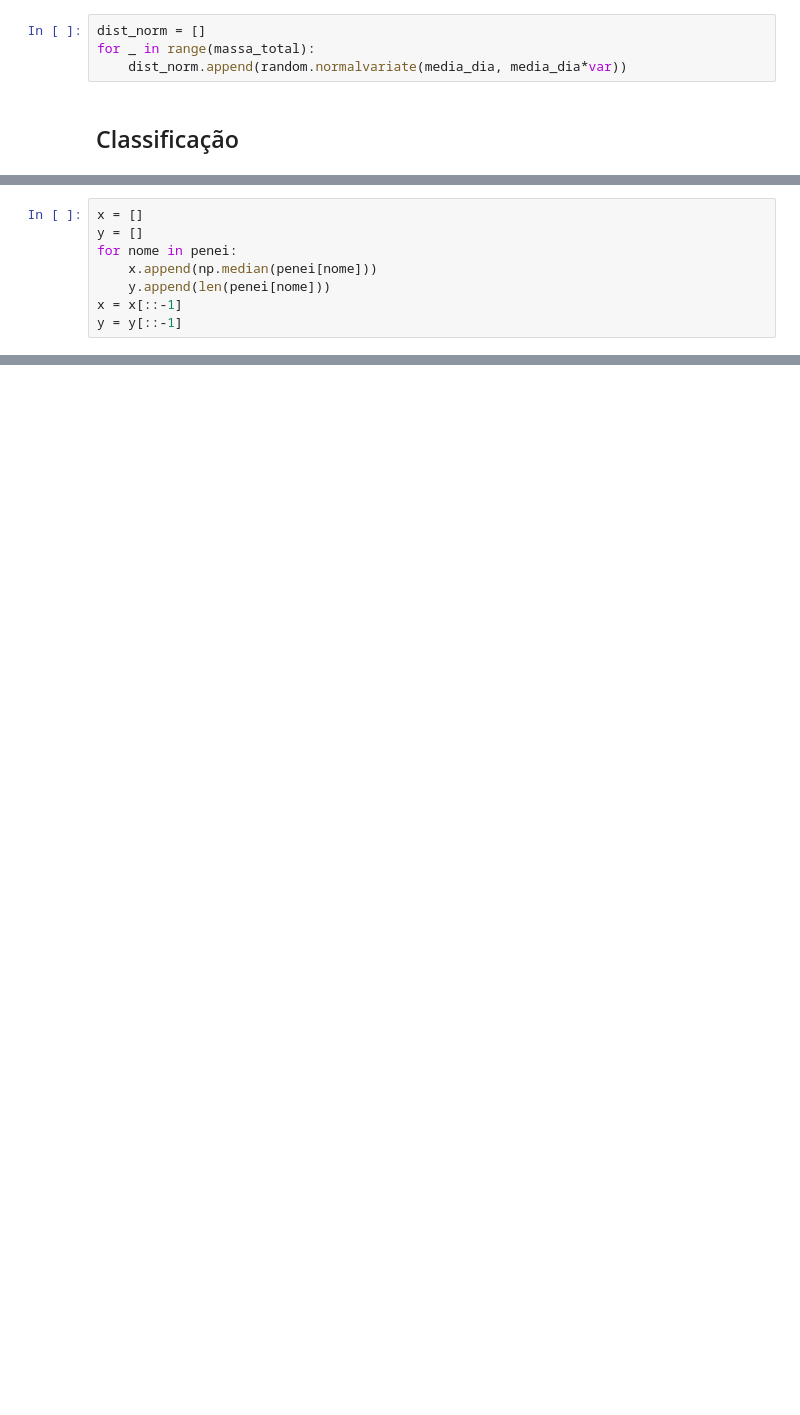
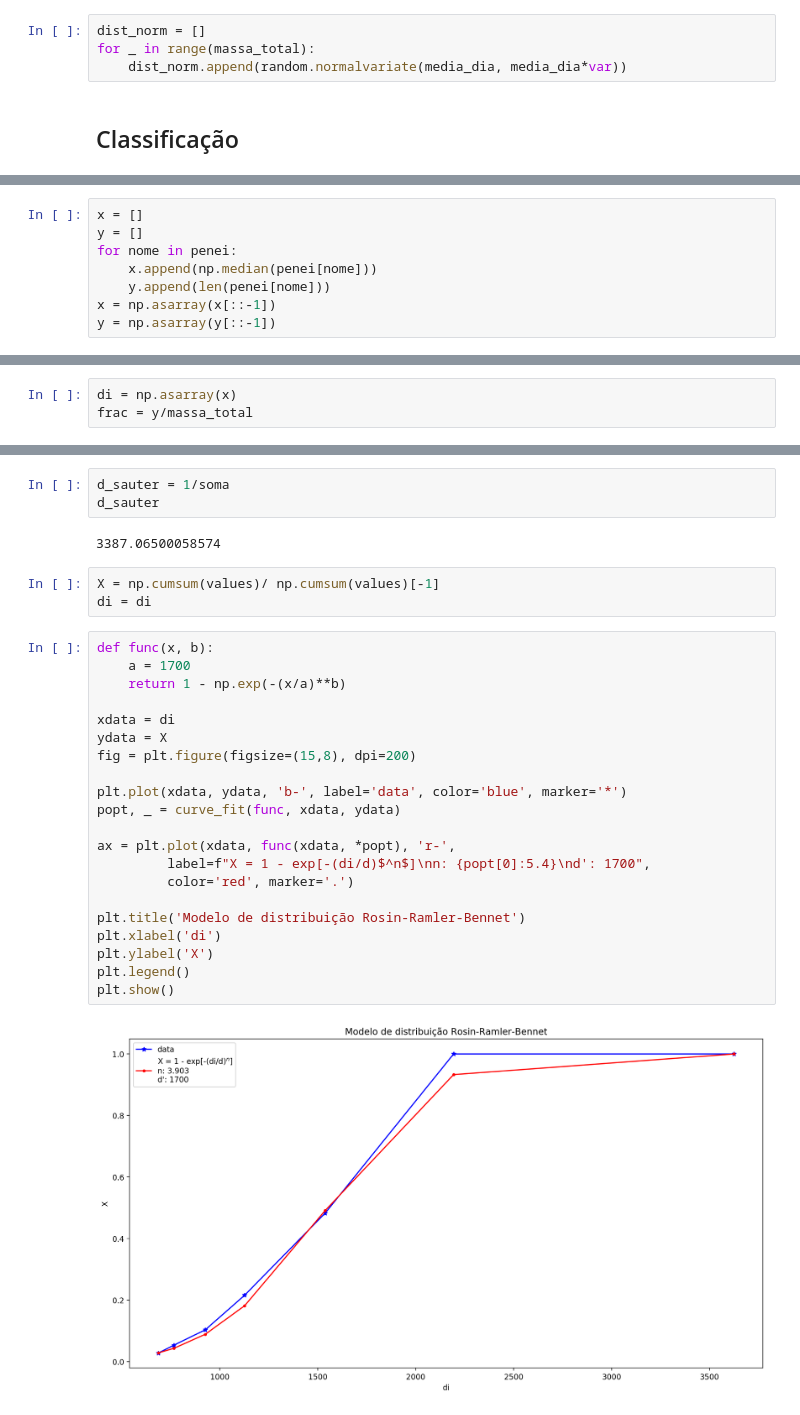
Before and after one commit to Levandoski-codes/EQ024_code, a Jupyter notebook: Gerador_distribuicao.ipynb, the cells around one changed output, grey strips where cells are left out. Saved outputs shown, nothing was run; the diff lists cells and outputs as text; blank space fills up the shorter version.

```diff
--- a/Gerador_distribuicao.ipynb
+++ b/Gerador_distribuicao.ipynb
@@ -33,5 +42,5 @@ y = []
 for nome in penei:
     x.append(np.median(penei[nome]))
     y.append(len(penei[nome]))
-x = x[::-1]
-y = y[::-1]
+x = np.asarray(x[::-1])
+y = np.asarray(y[::-1])
@@ -80,0 +95,3 @@ plt.show()
+# %%
+di = np.asarray(x)
+frac = y/massa_total
@@ -80,0 +102,31 @@ plt.show()
+# %%
+d_sauter = 1/soma
+d_sauter
+# %% [output]
+3387.06500058574
+# %%
+X = np.cumsum(values)/ np.cumsum(values)[-1]
+di = di
+# %%
+def func(x, b):
+    a = 1700
+    return 1 - np.exp(-(x/a)**b)
+
+xdata = di
+ydata = X
+fig = plt.figure(figsize=(15,8), dpi=200)
+
+plt.plot(xdata, ydata, 'b-', label='data', color='blue', marker='*')
+popt, _ = curve_fit(func, xdata, ydata)
+
+ax = plt.plot(xdata, func(xdata, *popt), 'r-',
+         label=f"X = 1 - exp[-(di/d)$^n$]\nn: {popt[0]:5.4}\nd': 1700",
+         color='red', marker='.')
+
+plt.title('Modelo de distribuição Rosin-Ramler-Bennet')
+plt.xlabel('di')
+plt.ylabel('X')
+plt.legend()
+plt.show()
+# %% [output]
+[figure, added]
```
Also changed, not shown: parts of 14 cells of this notebook.
